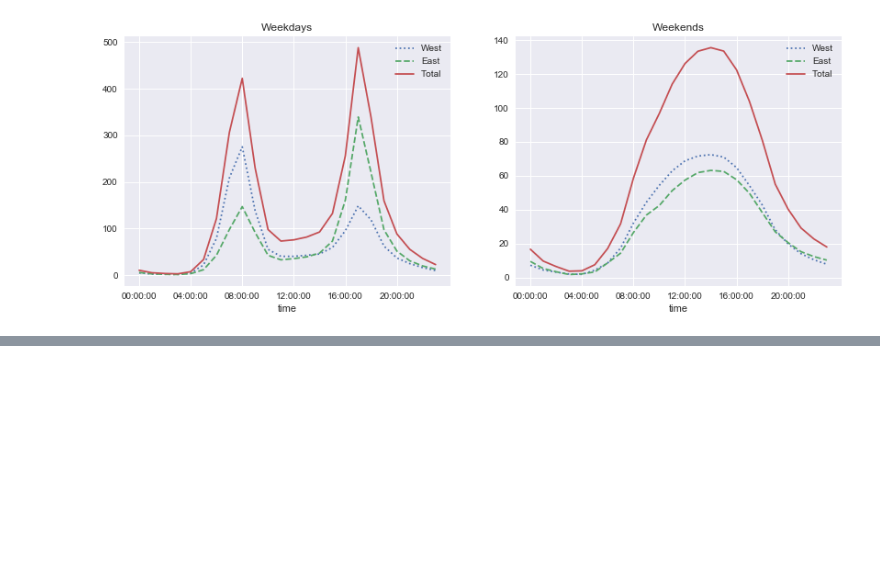
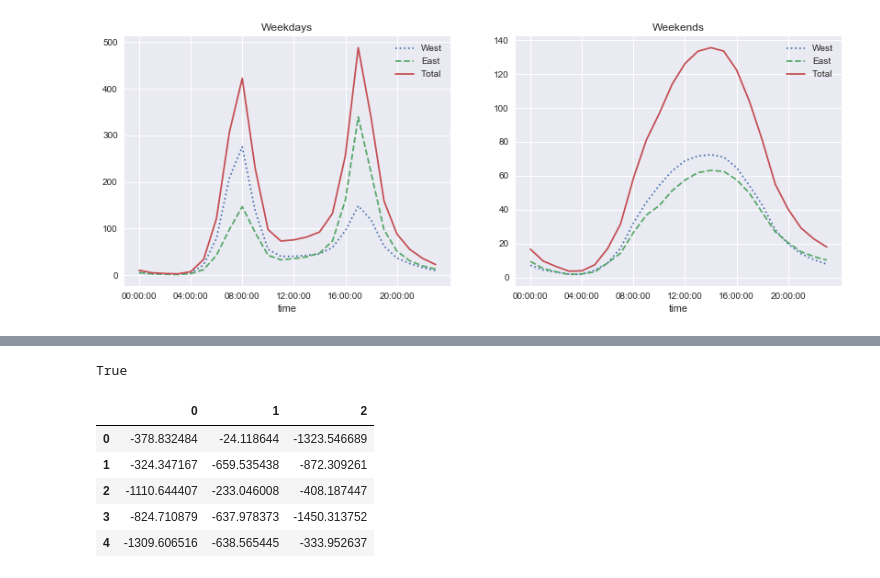
Before and after one commit to Jvum/novoGit, a Jupyter notebook: estudoPandas_Continuacao.ipynb, the cells around one changed output, grey strips where cells are left out. Drawn from its saved outputs; the diff is of its cells as text; code cells hidden in the pictures; blank space fills up the shorter version.

```diff
--- a/estudoPandas_Continuacao.ipynb
+++ b/estudoPandas_Continuacao.ipynb
@@ -345,0 +370,20 @@ by_time.ix['Weekend'].plot(ax=ax[1], title='Weekends', xticks=hourly_ticks, styl
+# %%
+np.allclose(df1 + df2 + df3 + df4, pd.eval('df1 + df2 + df3 + df4'))
+
+#verifica se duas operações são exatamente iguais
+# %% [output]
+True
+# %%
+df1, df2, df3, df4, df5 = (pd.DataFrame(rng.randint(0, 1000, (100, 3)))
+                          for i in range(5))
+# %%
+result1 = -df1*df2/(df3+df4) - df5
+# %%
+result1.head()
+# %% [output]
+|  | 0 | 1 | 2 |
+| 0 | -378.832484 | -24.118644 | -1323.546689 |
+| 1 | -324.347167 | -659.535438 | -872.309261 |
+| 2 | -1110.644407 | -233.046008 | -408.187447 |
+| 3 | -824.710879 | -637.978373 | -1450.313752 |
+| 4 | -1309.606516 | -638.565445 | -333.952637 |
```
Also changed, not shown: parts of 10 cells of this notebook.
